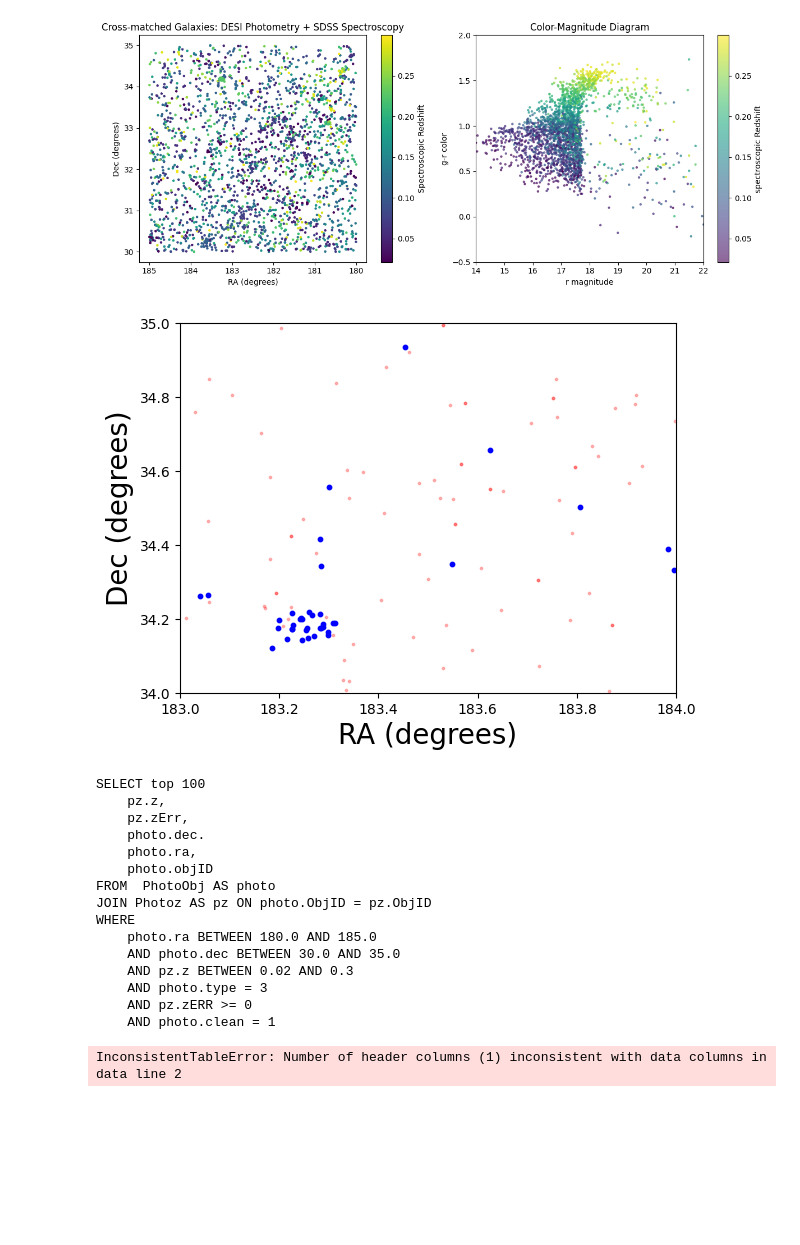
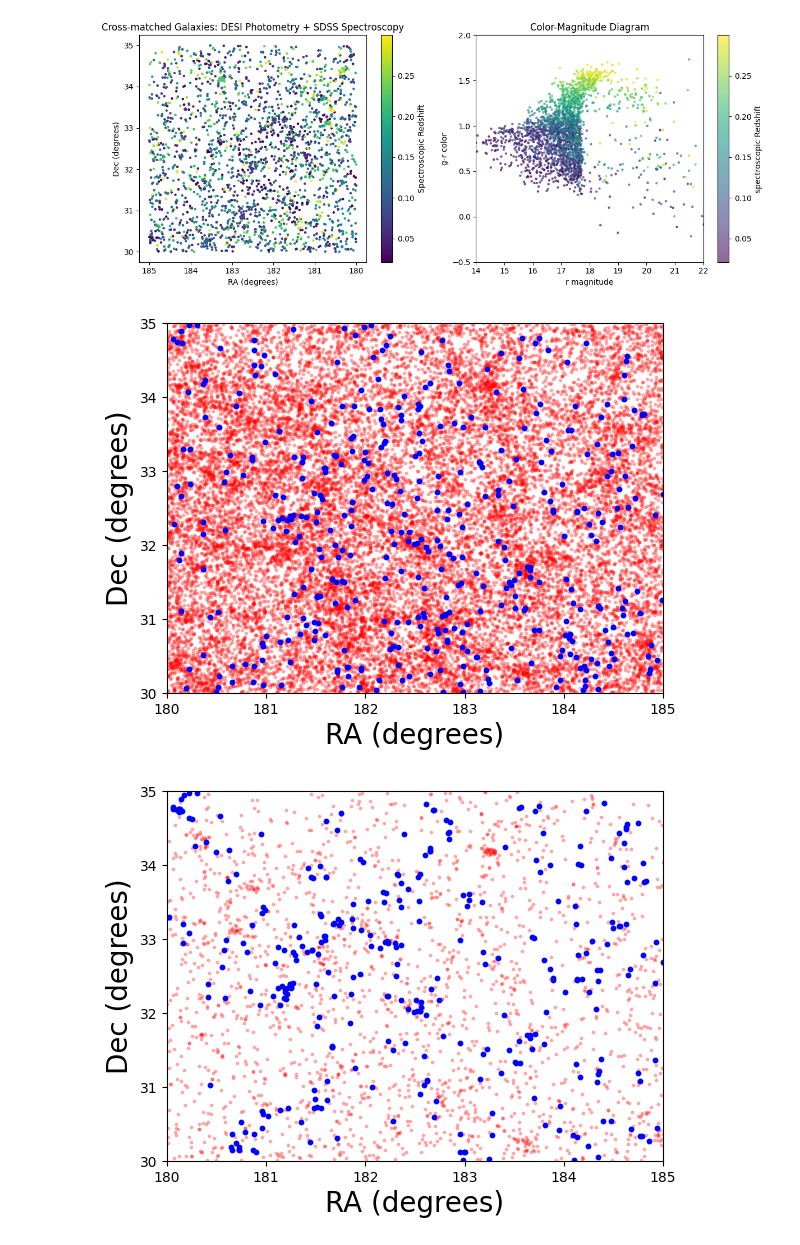
Before and after one commit to valerialopz/cosmic-web-sdss-project, a Jupyter notebook: Cosmic_Web_Project_(1).ipynb, the cells around one changed output. Saved outputs shown, nothing was run; the diff lists cells and outputs as text; code cells hidden in the pictures; blank space fills up the shorter version.

Commit message:
Fixed the photometric and spectroscopy data queries!

```diff
--- a/Cosmic_Web_Project_(1).ipynb
+++ b/Cosmic_Web_Project_(1).ipynb
@@ -277,16 +277,13 @@ def zSlicePlot(zMin, zMax, raMin=ra_min, raMax = ra_max, decMin = dec_min, decMa
         data (array-like): the table of data to use. Default is the query result in crossmatched_data
     Produces a mathplot scatterplot of the desired region, with galaxies in the z-slice in black, and others in pale red.
     '''
-    rz = (data['redshift'] >zMin) & (data['redshift']<zMax)
+    rz = (data['z'] >zMin) & (data['z']<zMax)
     plt.axis([raMin,raMax,decMin,decMax])
     plt.xlabel("RA (degrees)", fontsize=20)
     plt.ylabel("Dec (degrees)", fontsize=20)
-    plt.scatter(data['spec_ra'], data['spec_dec'],s=3,color='r',marker='o',alpha=0.25)
-    plt.scatter(data['spec_ra'][rz], data['spec_dec'][rz],s=10,color='b',marker='o')
+    plt.scatter(data['ra'], data['dec'],s=3,color='r',marker='o',alpha=0.25)
+    plt.scatter(data['ra'][rz], data['dec'][rz],s=10,color='b',marker='o')
     plt.show()
-zSlicePlot(0.22,0.24, 183,184, 34,35)
-# %% [output]
-[figure, removed]
 # %%
 #Jenna's attempts to make astroquery work
 from astroquery.sdss import SDSS
@@ -295,10 +292,10 @@ import warnings
 warnings.filterwarnings('ignore',module='astropy.io.votables.tree')
 warnings.filterwarnings('ignore',message='.*unclosed..socket')
 query_photo = f'''
-SELECT top 100
+SELECT
     pz.z,
     pz.zErr,
-    photo.dec.
+    photo.dec,
     photo.ra,
     photo.objID
 FROM  PhotoObj AS photo
@@ -310,24 +307,31 @@ WHERE
     AND photo.type = 3
     AND pz.zERR >= 0
     AND photo.clean = 1
+    AND pz.PhotoErrorClass = 1
 '''
-print(query_photo)
-#SDSS.clear_cache()
-data = SDSS.query_sql(query_photo,timeout=600)
+photo_data = SDSS.query_sql(query_photo,timeout=600)
-# %% [output]
-SELECT top 100
-    pz.z,
-    pz.zErr,
-    photo.dec.
-    photo.ra,
-    photo.objID
-FROM  PhotoObj AS photo
-JOIN Photoz AS pz ON photo.ObjID = pz.ObjID
-WHERE
-    photo.ra BETWEEN 180.0 AND 185.0
-    AND photo.dec BETWEEN 30.0 AND 35.0
-    AND pz.z BETWEEN 0.02 AND 0.3
-    AND photo.type = 3
-    AND pz.zERR >= 0
-    AND photo.clean = 1
-InconsistentTableError: Number of header columns (1) inconsistent with data columns in data line 2
+# %%
+query_spec = f"""
+SELECT
+    s.ra,
+    s.dec,
+    s.z,
+    s.zerr,
+    s.class,
+    s.specobjid,
+    s.bestobjid
+FROM specobj AS s
+WHERE
+    s.ra BETWEEN {ra_min} AND {ra_max}
+    AND s.dec BETWEEN {dec_min} AND {dec_max}
+    AND s.z BETWEEN {z_min} AND {z_max}
+    AND s.class = 'GALAXY'
+    AND s.zwarning = 0
+"""
+spec_data = SDSS.query_sql(query_spec,timeout=600)
+# %%
+zSlicePlot(0.05,0.07, data=photo_data)
+zSlicePlot(0.05,0.07, data=spec_data)
+# %% [output]
+[figure, added]
+[figure, added]
```
Also changed, not shown: parts of 1 cell of this notebook.
